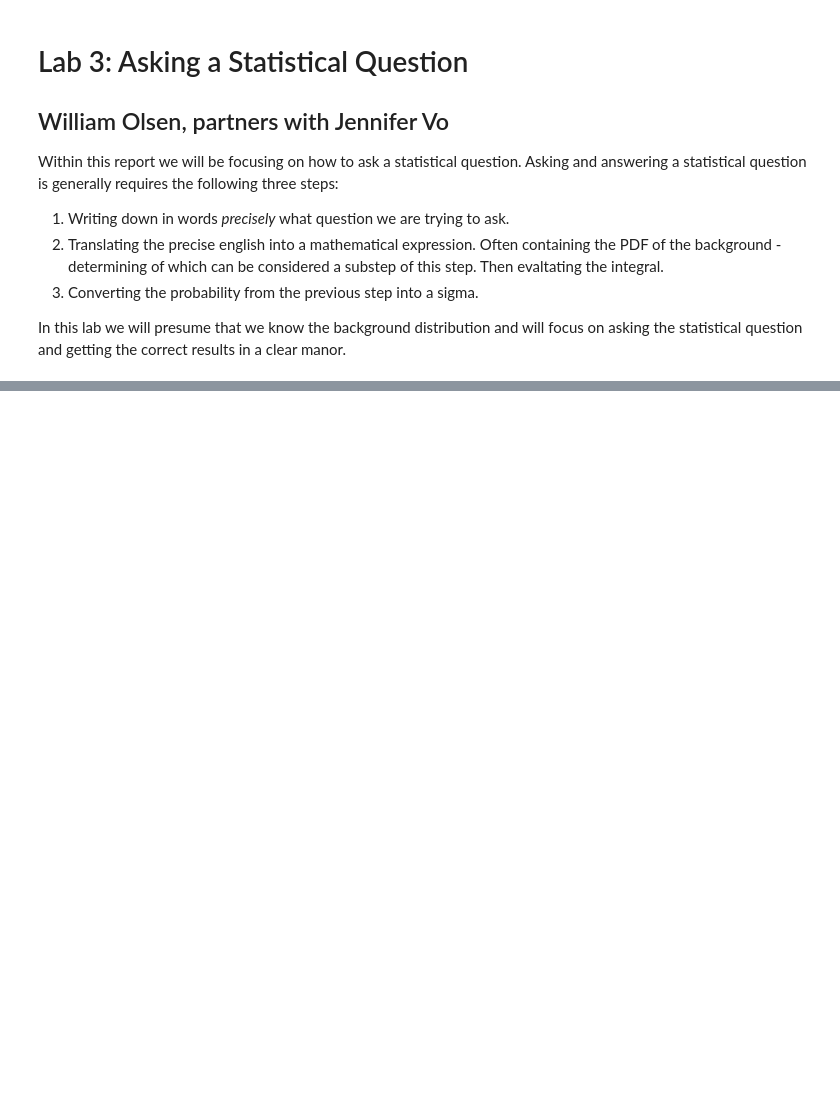
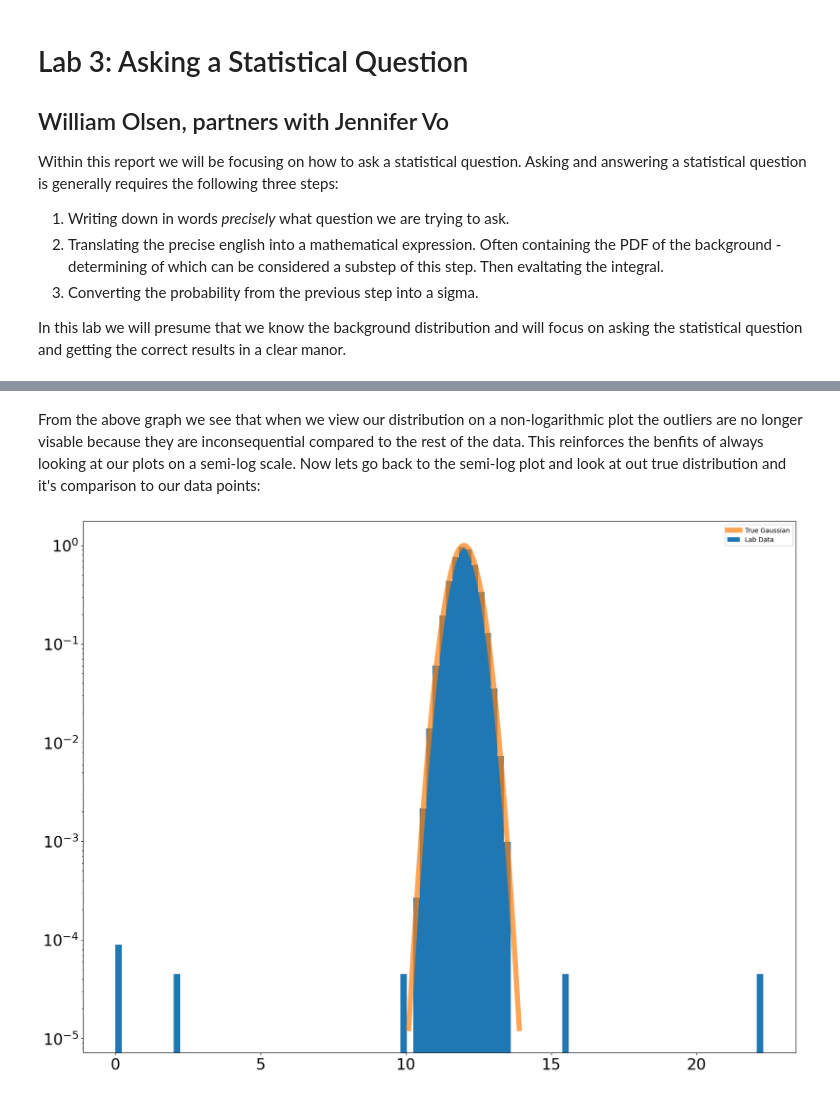
Before and after one commit to williamdolsen/phys434-21au, a Jupyter notebook: labs/lab3/lab3.ipynb, the cells around one changed output, grey strips where cells are left out. Drawn from its saved outputs; the diff is of its cells as text; code cells hidden in the pictures; blank space fills up the shorter version.

```diff
--- a/labs/lab3/lab3.ipynb
+++ b/labs/lab3/lab3.ipynb
@@ -14,0 +69,15 @@ In this lab we will presume that we know the background distribution and will fo
+# %% [markdown]
+From the above graph we see that when we view our distribution on a non-logarithmic plot the outliers are no longer visable because they are inconsequential compared to the rest of the data.  This reinforces the benfits of always looking at our plots on a semi-log scale.  Now lets go back to the semi-log plot and look at out true distribution and it's comparison to our data points:
+# %%
+xs_true_gaus_truncated = np.linspace(10.1, 13.9, 1000)
+probs_true_gaus_truncated = stats.norm.pdf(xs_true_gaus_truncated, loc=mean_temp, scale=std_temp)
+
+fig, ax = plt.subplots(1, 1)
+ax.hist(draw, 100, density=True, label="Lab Data")
+ax.plot(xs_true_gaus_truncated, probs_true_gaus_truncated, linewidth=8, alpha=0.7, label="True Gaussian")
+plt.tick_params(labelsize = 24)
+plt.yscale('log')
+plt.legend()
+plt.show()
+# %% [output]
+[figure, added]
```
Also changed, not shown: parts of 14 cells of this notebook.
